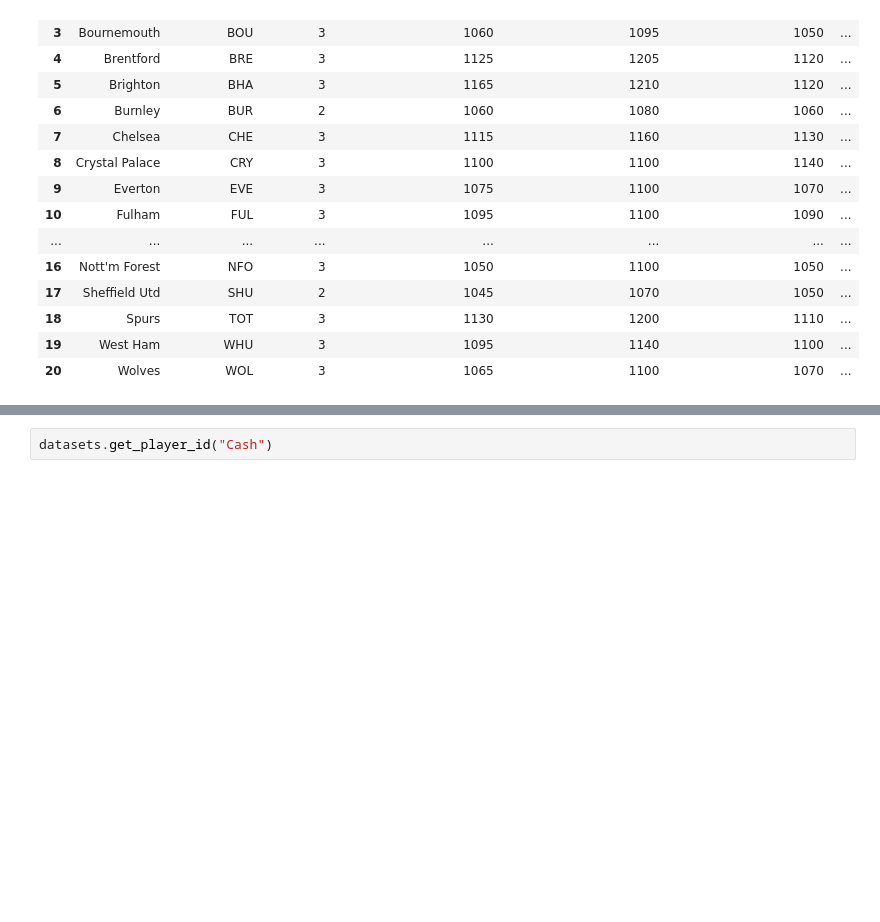
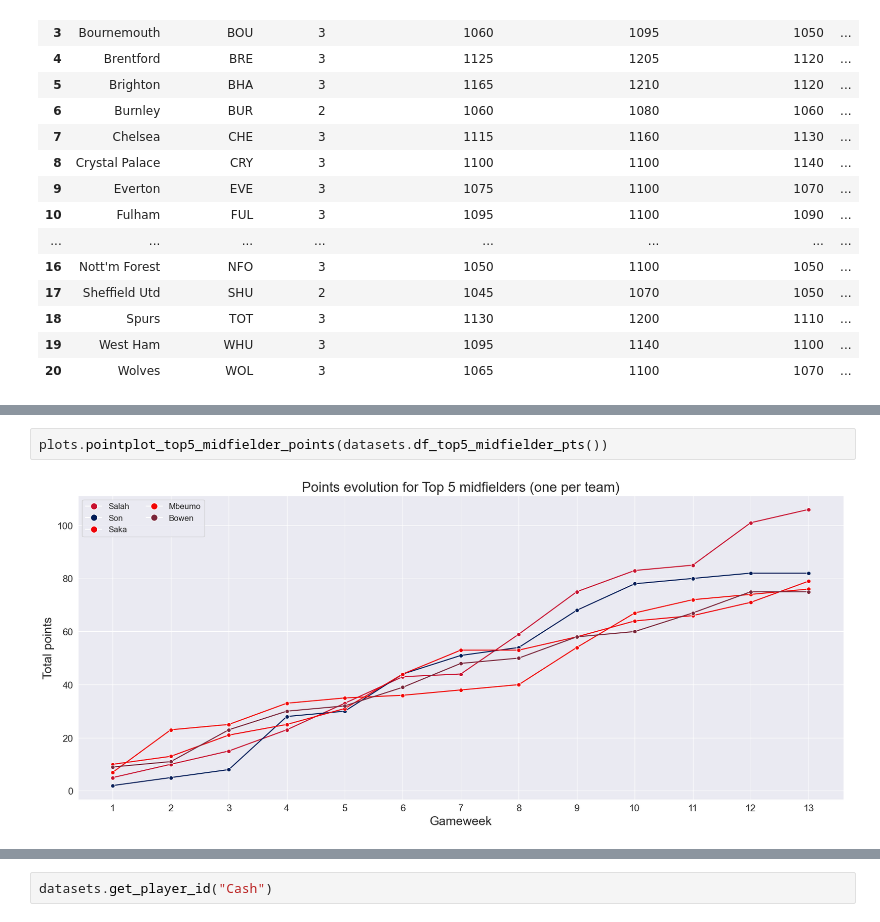
Before and after one commit to JedrzejSarna/fpl_analysis, a Jupyter notebook: _00_testing.ipynb, the cells around one changed output, grey strips where cells are left out. Saved outputs shown, nothing was run; the diff lists cells and outputs as text; blank space fills up the shorter version.

```diff
--- a/_00_testing.ipynb
+++ b/_00_testing.ipynb
@@ -50,0 +55,4 @@ datasets.teams_dataset
+# %%
+plots.pointplot_top5_midfielder_points(datasets.df_top5_midfielder_pts())
+# %% [output]
+[figure, added]
```
Also changed, not shown: parts of 3 cells of this notebook, 3 other files.
